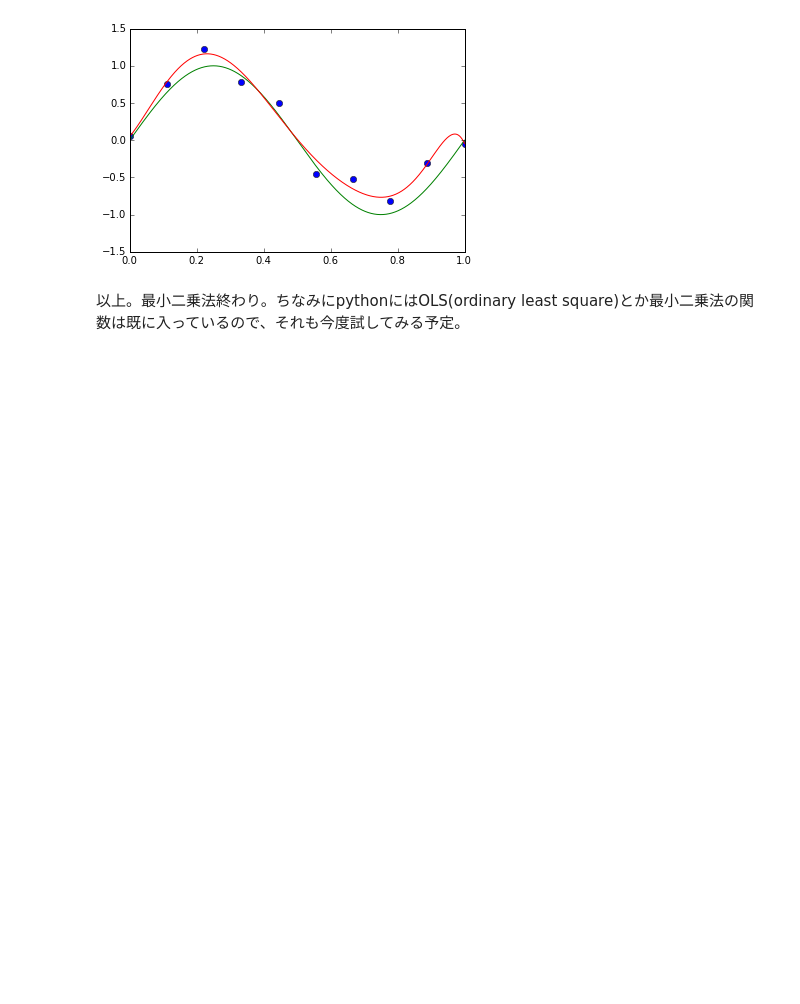
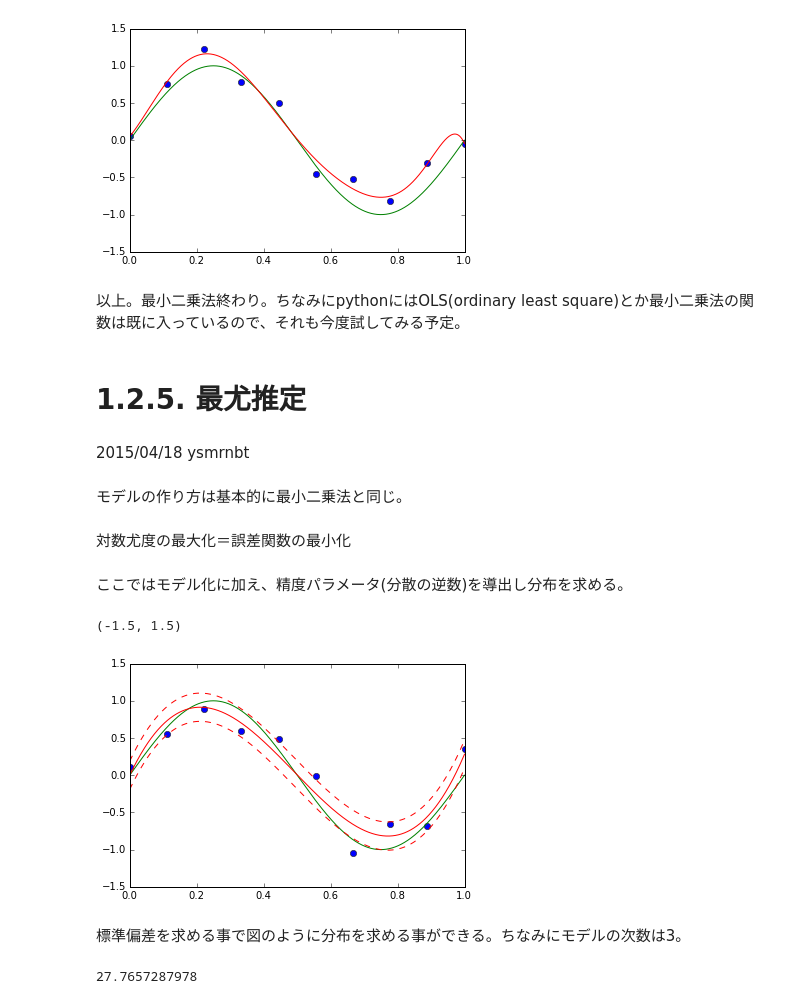
Before and after one commit to nyoshimura/PRML_practice, a Jupyter notebook: chapter1/fitting.ipynb, the cells around one changed output. Cells and saved outputs as stored; diff of their text form; code cells hidden in the pictures; blank space fills up the shorter version.

```diff
--- a/chapter1/fitting.ipynb
+++ b/chapter1/fitting.ipynb
@@ -79,7 +76,7 @@ plot(xs, ideal, 'g-')           #plot original data by green(g) line(-)
 の部分。次数を決めて、多項式をretとして定義。ここでは次数は10とかなり大きめ。
 # %%
 # M order polynominal
-M = 10
+M = 3
 def y(x, wlist):
     ret = wlist[0]
     for i in range(1, M+1):
@@ -163,3 +158,52 @@ plot(xs, model, 'r-')     # estimated model
 [figure]
 # %% [markdown]
 以上。最小二乗法終わり。ちなみにpythonにはOLS(ordinary least square)とか最小二乗法の関数は既に入っているので、それも今度試してみる予定。
+# %% [markdown]
+# 1.2.5. 最尤推定
+# %% [markdown]
+2015/04/18  ysmrnbt
+# %% [markdown]
+モデルの作り方は基本的に最小二乗法と同じ。
+# %% [markdown]
+対数尤度の最大化＝誤差関数の最小化
+# %% [markdown]
+ここではモデル化に加え、精度パラメータ(分散の逆数)を導出し分布を求める。
+# %%
+#estimate the precision parameter
+N = len(xlist)
+sums = 0
+w_ml = estimate(xlist, tlist,0)
+for n in range(N):
+    sums += (y(xlist[n], w_ml) - tlist[n]) ** 2
+    beta_inv = 1.0 / N * sums
+
+means = []
+uppers = []
+lowers = []
+
+for x in xs:
+    m = y(x, w_ml)      # mean of estimated distribution
+    s = sqrt(beta_inv)  # standard deviation of estimated distribution
+    u = m + s           # mean + standard deviation
+    l = m - s           # mean - standard deviation
+    means.append(m)
+    uppers.append(u)
+    lowers.append(l)
+
+plot(xlist, tlist, 'bo')  # training data
+plot(xs, ideal, 'g-')     # ideal plot
+plot(xs, means, 'r-')     # mean of estimated model
+plot(xs, uppers, 'r--')
+plot(xs, lowers, 'r--')
+xlim(0.0, 1.0)
+ylim(-1.5, 1.5)
+# %% [output]
+(-1.5, 1.5)
+[figure, added]
+# %% [markdown]
+標準偏差を求める事で図のように分布を求める事ができる。ちなみにモデルの次数は3。
+# %%
+beta = 1.0 / beta_inv
+print beta
+# %% [output]
+27.7657287978
```
Also changed, not shown: parts of 5 cells of this notebook, 2 other files.
